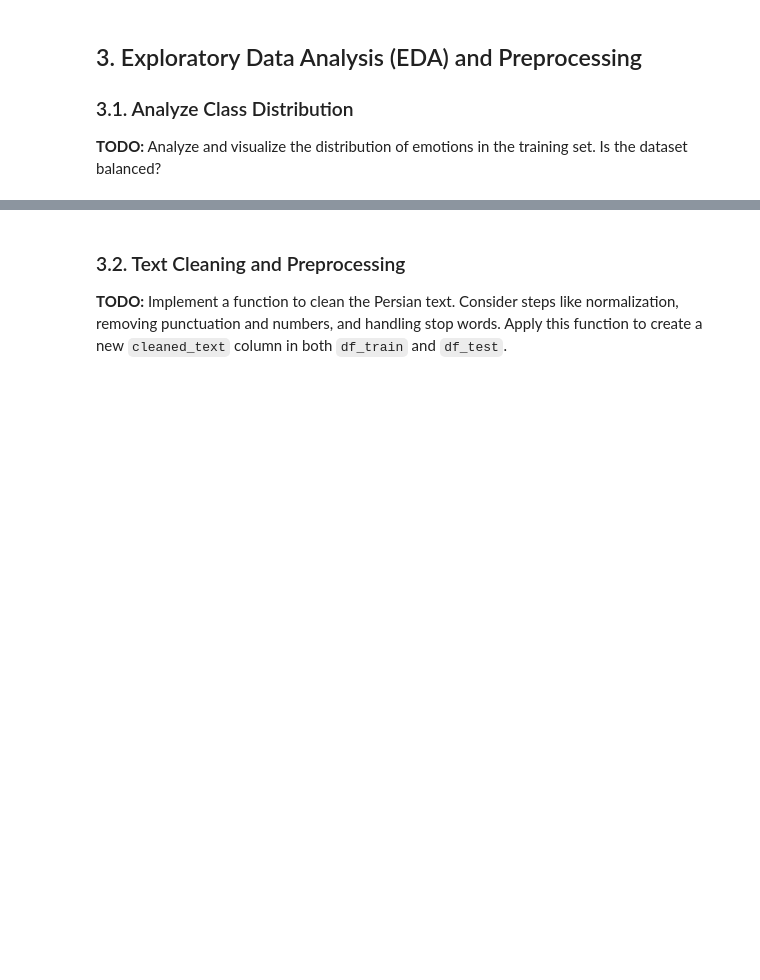
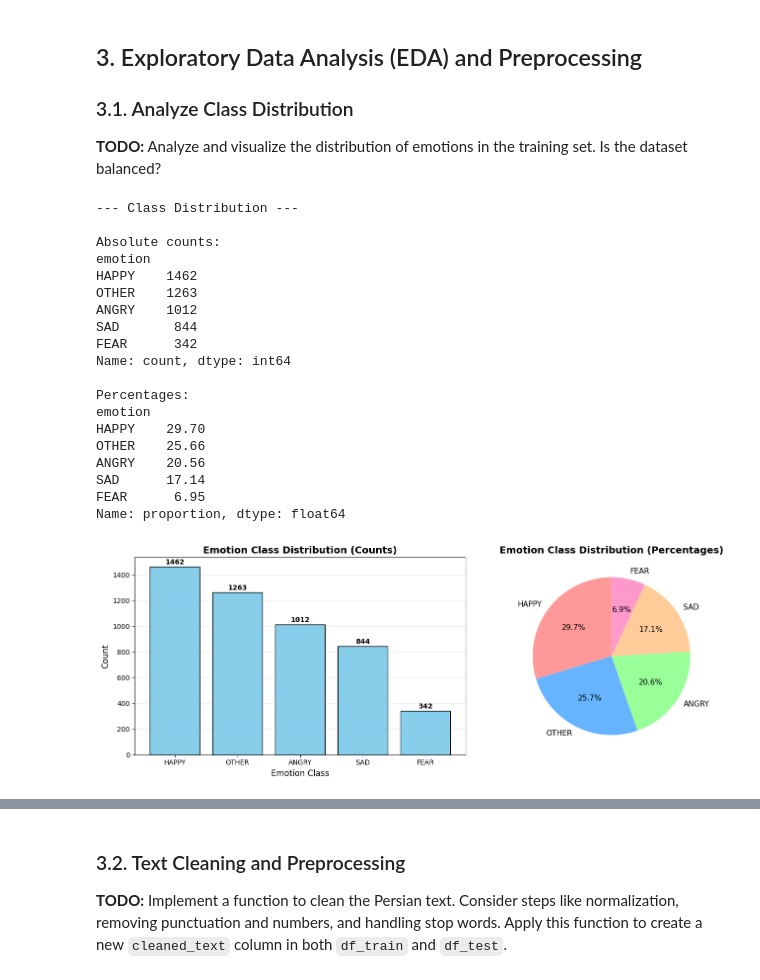
Before and after one commit to Ardalan-Sia/Ardalan-Sia-MLSD-Homeworks, a Jupyter notebook: CS-MLSD-HW1/Practical/Twitter/Twitter.ipynb, the cells around one changed output, grey strips where cells are left out. Drawn from its saved outputs; the diff is of its cells as text; code cells hidden in the pictures; blank space fills up the shorter version.

```diff
--- a/CS-MLSD-HW1/Practical/Twitter/Twitter.ipynb
+++ b/CS-MLSD-HW1/Practical/Twitter/Twitter.ipynb
@@ -73,4 +83,80 @@ display(df_test.head())
 
 **TODO:** Analyze and visualize the distribution of emotions in the training set. Is the dataset balanced?
 # %%
-# YOUR CODE HERE to analyze and plot the emotion distribution.
+## 3.1. Analyze Class Distribution
+
+# First, let's fix the column names (they seem to have the data as column names)
+# The first column is the text, the second is the emotion
+df_train.columns = ['text', 'emotion']
+df_test.columns = ['text']
+
+# Analyze class distribution
+class_counts = df_train['emotion'].value_counts()
+class_percentages = df_train['emotion'].value_counts(normalize=True) * 100
+
+print("--- Class Distribution ---")
+print("\nAbsolute counts:")
+print(class_counts)
+print("\nPercentages:")
+print(class_percentages.round(2))
+
+# Visualize the distribution
+import matplotlib.pyplot as plt
+
+fig, axes = plt.subplots(1, 2, figsize=(14, 5))
+
+# Bar plot - counts
+axes[0].bar(class_counts.index, class_counts.values, color='skyblue', edgecolor='black')
+axes[0].set_xlabel('Emotion Class', fontsize=12)
+axes[0].set_ylabel('Count', fontsize=12)
+axes[0].set_title('Emotion Class Distribution (Counts)', fontsize=14, fontweight='bold')
+axes[0].grid(axis='y', alpha=0.3)
+for i, (label, count) in enumerate(zip(class_counts.index, class_counts.values)):
+    axes[0].text(i, count + 20, str(count), ha='center', fontsize=10, fontweight='bold')
+
+# Pie chart - percentages
+colors = ['#ff9999', '#66b3ff', '#99ff99', '#ffcc99', '#ff99cc']
+axes[1].pie(class_percentages.values, labels=class_percentages.index, autopct='%1.1f%%',
+            startangle=90, colors=colors, textprops={'fontsize': 11})
+axes[1].set_title('Emotion Class Distribution (Percentages)', fontsize=14, fontweight='bold')
+
+plt.tight_layout()
+plt.show()
+
+# Check if dataset is balanced
+print("\n--- Balance Analysis ---")
+max_count = class_counts.max()
+min_count = class_counts.min()
+imbalance_ratio = max_count / min_count
+
+print(f"Maximum class count: {max_count}")
+print(f"Minimum class count: {min_count}")
+print(f"Imbalance ratio: {imbalance_ratio:.2f}")
+
+if imbalance_ratio <= 1.5:
+    print("✓ Dataset is BALANCED")
+elif imbalance_ratio <= 3:
+    print("⚠ Dataset is MODERATELY IMBALANCED")
+else:
+    print("✗ Dataset is HIGHLY IMBALANCED - Consider using Stratified K-Fold or class weights")
+# %% [output]
+--- Class Distribution ---
+
+Absolute counts:
+emotion
+HAPPY    1462
+OTHER    1263
+ANGRY    1012
+SAD       844
+FEAR      342
+Name: count, dtype: int64
+
+Percentages:
+emotion
+HAPPY    29.70
+OTHER    25.66
+ANGRY    20.56
+SAD      17.14
+FEAR      6.95
+Name: proportion, dtype: float64
+[figure, added]
```
Also changed, not shown: parts of 14 cells of this notebook, 2 other files.
